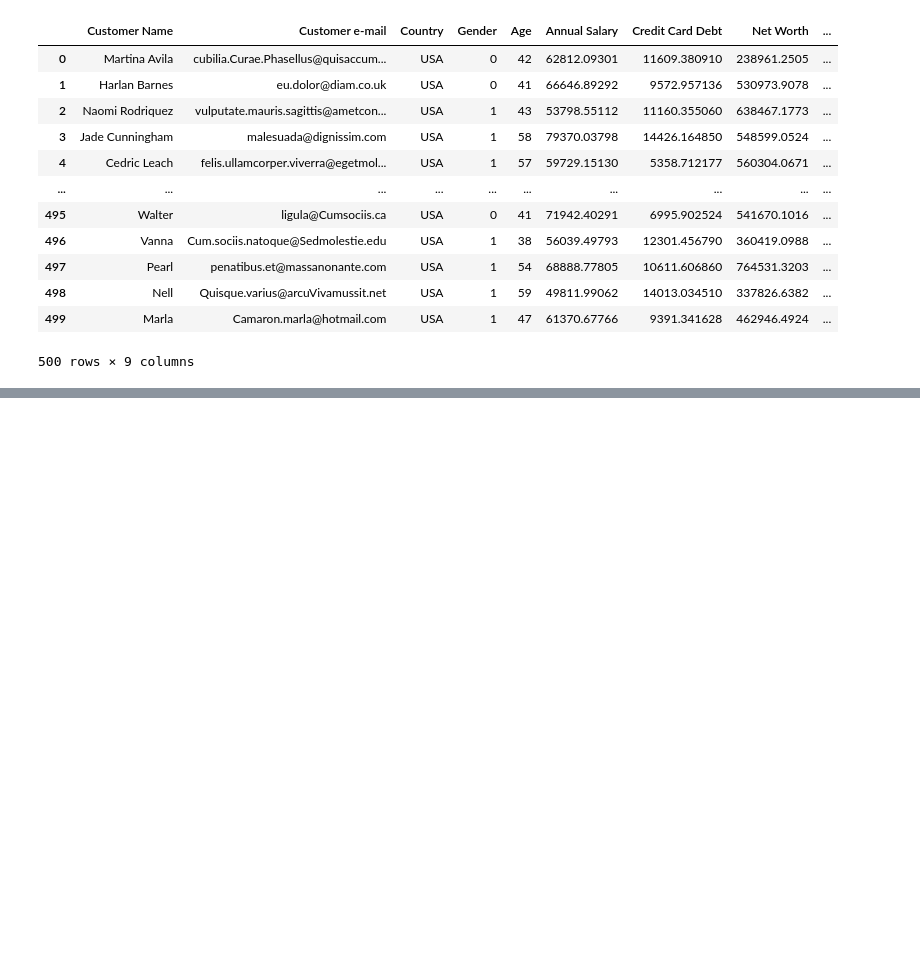
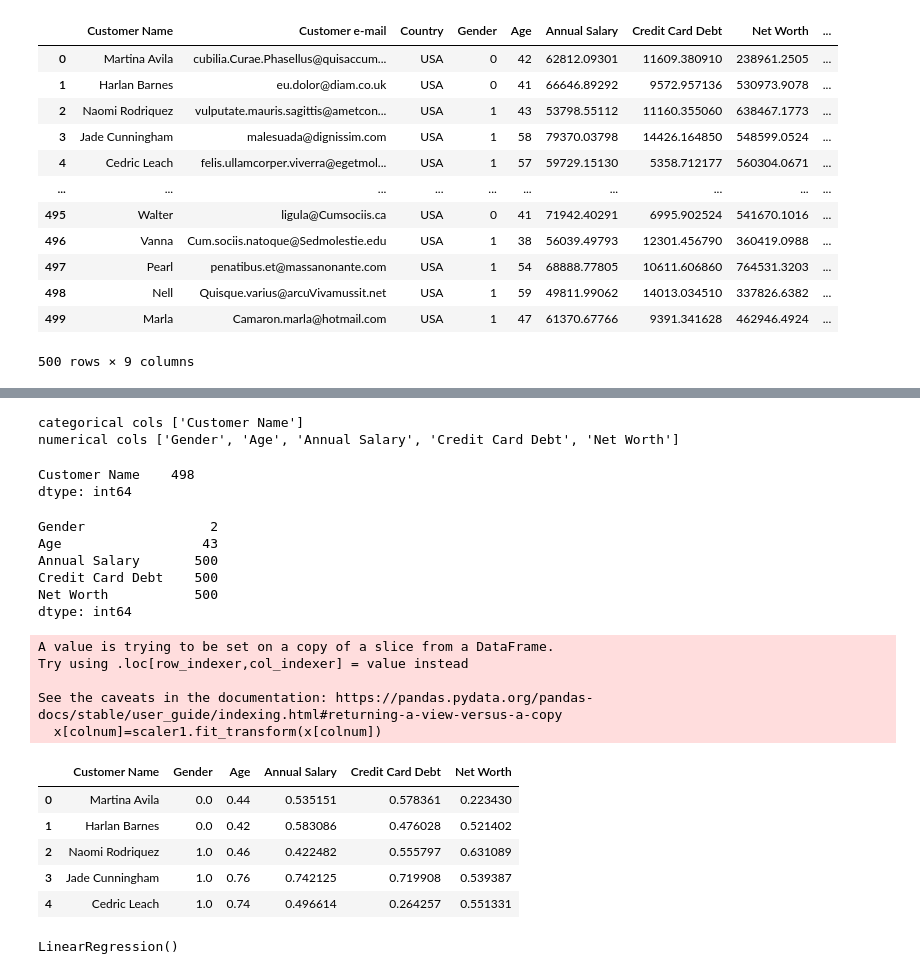
Before and after one commit to govardhansatya/acmworklearn, a Jupyter notebook: carpurchasingpowermodel.ipynb, the cells around one changed output, grey strips where cells are left out. Cells and saved outputs as stored; diff of their text form; code cells hidden in the pictures; blank space fills up the shorter version.

```diff
--- a/carpurchasingpowermodel.ipynb
+++ b/carpurchasingpowermodel.ipynb
@@ -57,0 +82,44 @@ df.dropna().reset_index(drop=True)
+# %%
+y=df['Car Purchase Amount']
+df1=df.drop(columns='Car Purchase Amount')
+X=df[['Customer Name','Gender', 'Age', 'Annual Salary', 'Credit Card Debt', 'Net Worth']]
+X_train,X_test,y_train,y_test=train_test_split(X,y,test_size=0.32,random_state=1)
+# %%
+colcat=[colu for colu in X.columns if X[colu].dtype=='object']
+colnum=[colu for colu in X.columns if X[colu].dtype!='object']
+print('categorical cols', colcat)
+print('numerical cols',colnum)
+# %% [output]
+categorical cols ['Customer Name']
+numerical cols ['Gender', 'Age', 'Annual Salary', 'Credit Card Debt', 'Net Worth']
+# %%
+df[colcat].nunique()
+# %% [output]
+Customer Name    498
+dtype: int64
+# %%
+df[colnum].nunique()
+# %% [output]
+Gender                2
+Age                  43
+Annual Salary       500
+Credit Card Debt    500
+Net Worth           500
+dtype: int64
+# %%
+scaler1=MinMaxScaler(feature_range=(0,1))
+x=X
+x[colnum]=scaler1.fit_transform(x[colnum])
+x.head()
+# %% [output]
+A value is trying to be set on a copy of a slice from a DataFrame.
+Try using .loc[row_indexer,col_indexer] = value instead
+
+See the caveats in the documentation: https://pandas.pydata.org/pandas-docs/stable/user_guide/indexing.html#returning-a-view-versus-a-copy
+  x[colnum]=scaler1.fit_transform(x[colnum])
+|  | Customer Name | Gender | Age | Annual Salary | Credit Card Debt | Net Worth |
+| 0 | Martina Avila | 0.0 | 0.44 | 0.535151 | 0.578361 | 0.223430 |
+| 1 | Harlan Barnes | 0.0 | 0.42 | 0.583086 | 0.476028 | 0.521402 |
+| 2 | Naomi Rodriquez | 1.0 | 0.46 | 0.422482 | 0.555797 | 0.631089 |
+| 3 | Jade Cunningham | 1.0 | 0.76 | 0.742125 | 0.719908 | 0.539387 |
+| 4 | Cedric Leach | 1.0 | 0.74 | 0.496614 | 0.264257 | 0.551331 |
@@ -57,0 +132,6 @@ df.dropna().reset_index(drop=True)
+# %%
+
+reg=LinearRegression()
+reg.fit(X_train,y_train)
+# %% [output]
+LinearRegression()
```
Also changed, not shown: parts of 10 cells of this notebook, 1 other file.
